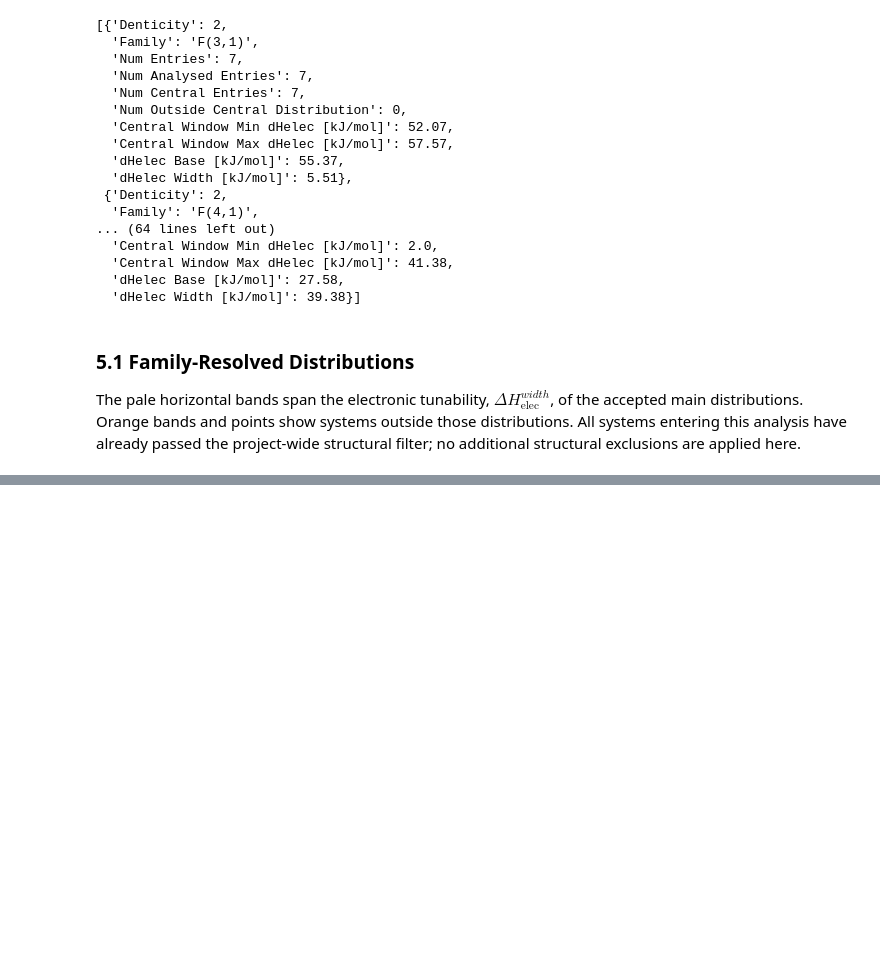
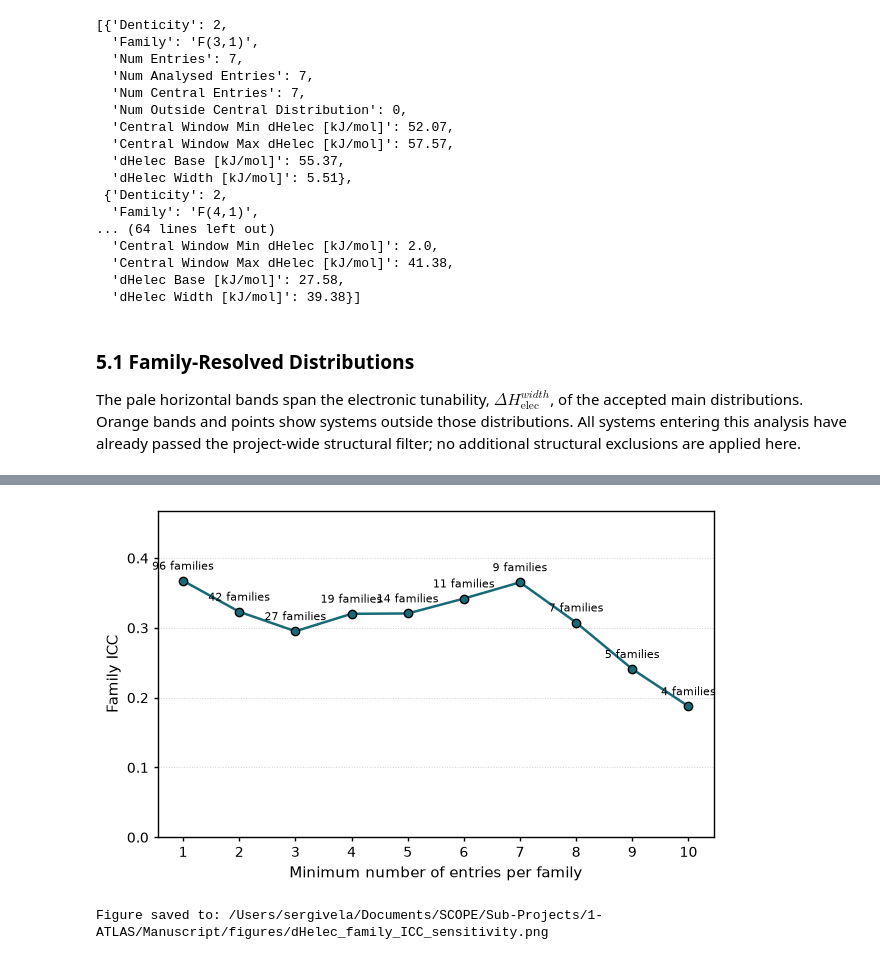
Before and after one commit to QTC-IQAC/SCO-Atlas, a Jupyter notebook: Analysis/Notebooks/4-Ligand_Composition.ipynb, the cells around one changed output, grey strips where cells are left out. Cells and saved outputs as stored; diff of their text form; code cells hidden in the pictures; blank space fills up the shorter version.

```diff
--- a/Analysis/Notebooks/4-Ligand_Composition.ipynb
+++ b/Analysis/Notebooks/4-Ligand_Composition.ipynb
@@ -357,0 +410,37 @@ F(5,2) bpp example saved to: /Users/sergivela/Documents/SCOPE/Database_SCO/Manus
+# %%
+minimum_sizes = [row['Minimum Family Size'] for row in variance_results]
+icc_values = [row['Family ICC'] for row in variance_results]
+
+fig, ax = plt.subplots(figsize=(5.4, 3.2), tight_layout=True)
+ax.plot(minimum_sizes, icc_values, color='#176b78', marker='o', markeredgecolor='black', linewidth=1.8)
+
+annotation_offsets = {
+    1: (8, 10, 'left'), 5: (0, 24, 'center'),
+    7: (0, 24, 'center'), 8: (-8, 10, 'right'),
+}
+for minimum_size, icc, row in zip(minimum_sizes, icc_values, variance_results):
+    x_offset, y_offset, alignment = annotation_offsets.get(minimum_size, (0, 10, 'center'))
+    ax.annotate(
+        f"{row['Num Families']} families", (minimum_size, icc),
+        xytext=(x_offset, y_offset), textcoords='offset points', ha=alignment, fontsize=8,
+    )
+
+ax.set_xlabel('Minimum number of entries per family', fontsize=11)
+ax.set_ylabel(r'$\mathrm{ICC}_{f}$', fontsize=11)
+ax.set_xticks(minimum_sizes)
+ax.set_ylim(0, max(icc_values) + 0.10)
+ax.grid(axis='y', linestyle=':', color='0.82', linewidth=0.7)
+ax.tick_params(direction='out', length=3, width=1)
+for spine in ax.spines.values():
+    spine.set_color('black')
+    spine.set_linewidth(1.0)
+
+icc_figure_path = os.path.join(figures_path, 'dHelec_family_ICC_sensitivity.png') if figures_path else None
+if icc_figure_path:
+    plt.savefig(icc_figure_path, dpi=400, bbox_inches='tight')
+plt.show()
+if icc_figure_path:
+    print(f'Figure saved to: {icc_figure_path}')
+# %% [output]
+[figure, added]
+Figure saved to: /Users/sergivela/Documents/SCOPE/Sub-Projects/1-ATLAS/Manuscript/figures/dHelec_family_ICC_sensitivity.png
```
Also changed, not shown: parts of 7 cells of this notebook, 22 other files.
